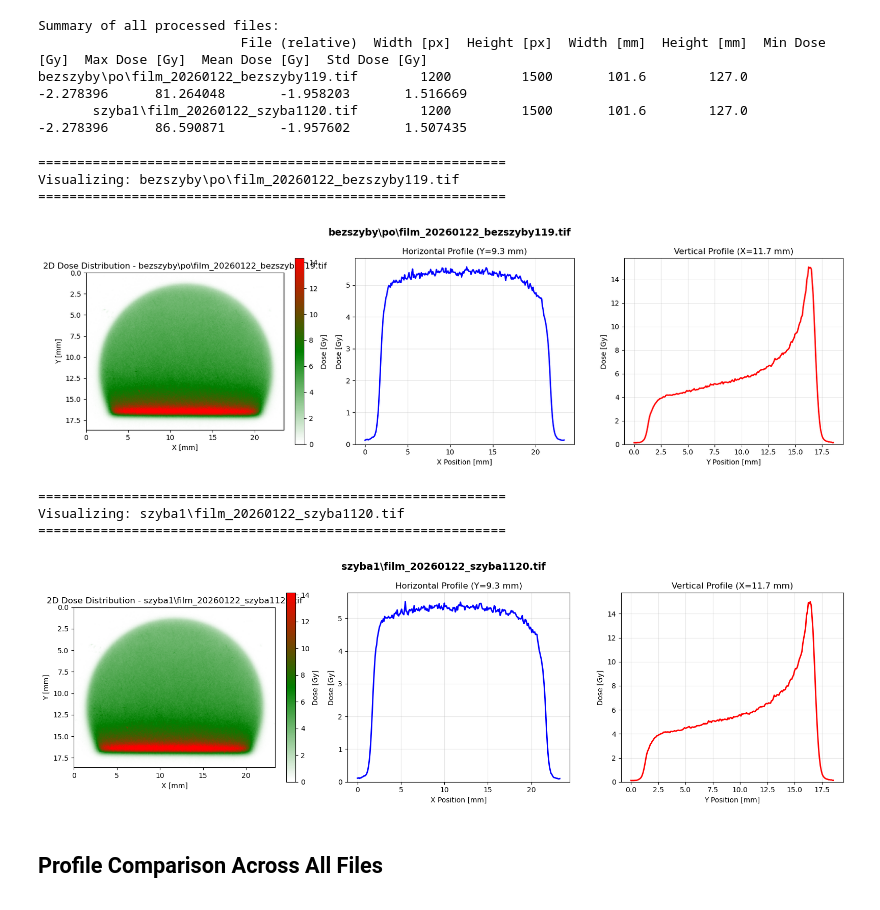
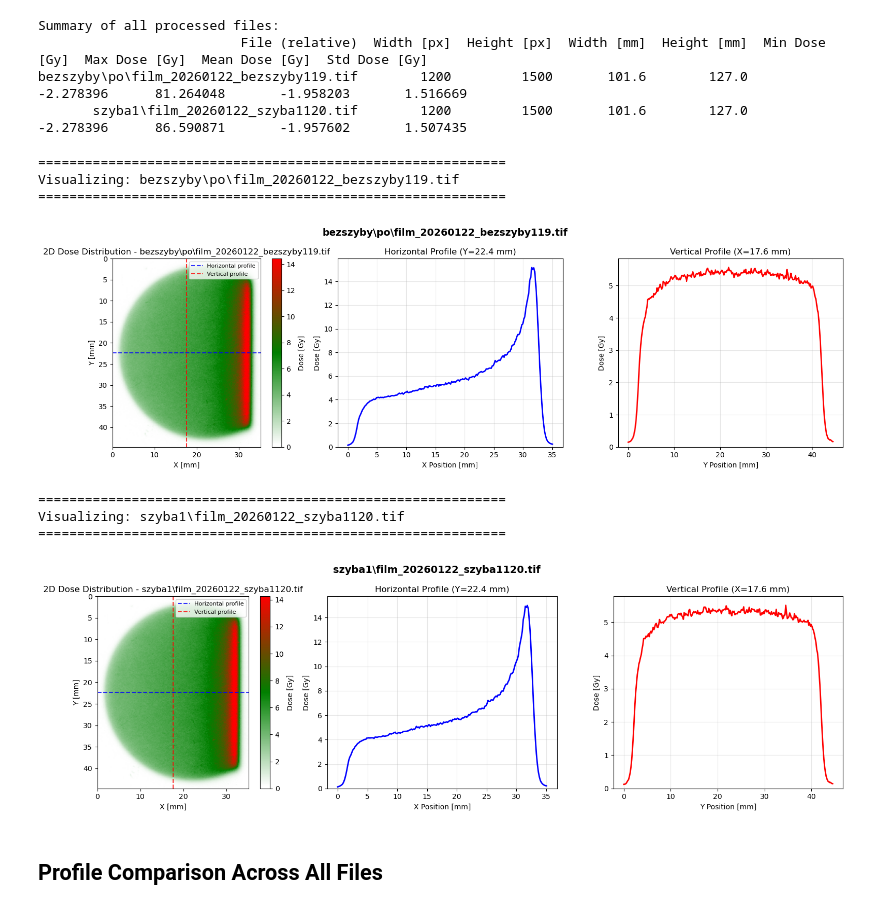
Before and after one commit to grzanka/osl_mb_foils, a Jupyter notebook: notebooks/pub_something_2026/ebt_foils/0.1_ebt_aic144_analysis.ipynb, the cells around one changed output. Cells and saved outputs as stored; diff of their text form; code cells hidden in the pictures.

```diff
--- a/notebooks/pub_something_2026/ebt_foils/0.1_ebt_aic144_analysis.ipynb
+++ b/notebooks/pub_something_2026/ebt_foils/0.1_ebt_aic144_analysis.ipynb
@@ -414,15 +448,30 @@ if file_name:
         px_to_mm=PX_TO_MM,
     )
     print(f'Cropped region: Y[{bbox[0]}:{bbox[1]}], X[{bbox[2]}:{bbox[3]}]')
-    print(f'Cropped size: {dose_cropped.shape}')
+    print(f'Cropped size before rotation: {dose_cropped.shape}')
+
+    # Rotate 90 degrees anti-clockwise
+    dose_cropped = np.rot90(dose_cropped, k=1)
+    print(f'Cropped size after rotation: {dose_cropped.shape}')
 
     vmax_crop = np.percentile(dose_cropped[dose_cropped > 0], 99) if (dose_cropped > 0).any() else dose_cropped.max()
+
+    # Plot cropped dose with profile lines
+    height, width = dose_cropped.shape
+    y_pos = height // 2
+    x_pos = width // 2
+    y_pos_mm = y_pos * PX_TO_MM
+    x_pos_mm = x_pos * PX_TO_MM
 
     fig, ax, im = plot_2d_dose(dose_cropped,
                                 title=f'Cropped Dose Distribution - {rel_path}',
                                 vmin=0,
                                 white_threshold_percent=CMAP_WHITE_THRESHOLD_PERCENT,
                                 figsize=(10, 8))
+    # Add profile position lines
+    ax.axhline(y=y_pos_mm, color='blue', linestyle='--', linewidth=1.5, alpha=0.8, label='Horizontal profile')
+    ax.axvline(x=x_pos_mm, color='red', linestyle='--', linewidth=1.5, alpha=0.8, label='Vertical profile')
+    ax.legend(loc='upper right', fontsize=8)
     plt.show()
 
     # 3. Plot profiles
@@ -431,7 +480,7 @@ if file_name:
                                         profile_width=10)
     plt.show()
 
-    # Store cropped data
+    # Store cropped data (rotated)
     processed_data[file_name]['dose_cropped'] = dose_cropped
     processed_data[file_name]['crop_bbox'] = bbox
 # %% [output]
@@ -490,6 +539,10 @@ for file_name in processed_data.keys():
         margin_mm=CROP_MARGIN_MM,
         px_to_mm=PX_TO_MM,
     )
+
+    # Rotate 90 degrees anti-clockwise
+    dose_cropped = np.rot90(dose_cropped, k=1)
+
     vmax_crop = np.percentile(dose_cropped[dose_cropped > 0], 99) if (dose_cropped > 0).any() else dose_cropped.max()
 
     # Create custom colormap
@@ -525,46 +578,55 @@ for file_name in processed_data.keys():
     ax1.set_title(f'2D Dose Distribution - {rel_path}')
     plt.colorbar(im, ax=ax1, label='Dose [Gy]', fraction=0.046)
 
+    # Calculate profile positions (in mm)
+    y_pos = height // 2
+    x_pos = width // 2
+    y_pos_mm = y_pos * PX_TO_MM
+    x_pos_mm = x_pos * PX_TO_MM
+
+    # Add profile position lines on 2D dose plot
+    ax1.axhline(y=y_pos_mm, color='blue', linestyle='--', linewidth=1.5, alpha=0.8, label='Horizontal profile')
+    ax1.axvline(x=x_pos_mm, color='red', linestyle='--', linewidth=1.5, alpha=0.8, label='Vertical profile')
+    ax1.legend(loc='upper right', fontsize=8)
+
     # Horizontal profile
     ax2 = plt.subplot(1, 3, 2)
-    y_pos = height // 2
     h_profile = dose_cropped[max(0, y_pos-5):min(height, y_pos+5), :].mean(axis=0)
     h_x_mm = np.arange(len(h_profile)) * PX_TO_MM
     ax2.plot(h_x_mm, h_profile, 'b-', linewidth=2)
     ax2.set_xlabel('X Position [mm]')
     ax2.set_ylabel('Dose [Gy]')
-    ax2.set_title(f'Horizontal Profile (Y={y_pos*PX_TO_MM:.1f} mm)')
+    ax2.set_title(f'Horizontal Profile (Y={y_pos_mm:.1f} mm)')
     ax2.grid(True, alpha=0.3)
     ax2.set_ylim(0, None)
 
     # Vertical profile
     ax3 = plt.subplot(1, 3, 3)
-    x_pos = width // 2
     v_profile = dose_cropped[:, max(0, x_pos-5):min(width, x_pos+5)].mean(axis=1)
     v_y_mm = np.arange(len(v_profile)) * PX_TO_MM
     ax3.plot(v_y_mm, v_profile, 'r-', linewidth=2)
     ax3.set_xlabel('Y Position [mm]')
     ax3.set_ylabel('Dose [Gy]')
-    ax3.set_title(f'Vertical Profile (X={x_pos*PX_TO_MM:.1f} mm)')
+    ax3.set_title(f'Vertical Profile (X={x_pos_mm:.1f} mm)')
     ax3.grid(True, alpha=0.3)
     ax3.set_ylim(0, None)
 
     fig.suptitle(rel_path, fontsize=14, fontweight='bold')
     plt.tight_layout()
     plt.show()
 
-    # Store cropped data
+    # Store cropped data (rotated)
     processed_data[file_name]['dose_cropped'] = dose_cropped
     processed_data[file_name]['crop_bbox'] = bbox
 # %% [output]
 ============================================================
 Visualizing: bezszyby\po\film_20260122_bezszyby119.tif
 ============================================================
-[figure, old version]
+[figure, new version]
 ============================================================
 Visualizing: szyba1\film_20260122_szyba1120.tif
 ============================================================
-[figure, old version]
+[figure, new version]
 # %% [markdown]
 ## Profile Comparison Across All Files
 # %%
```
Also changed, not shown: parts of 1 cell of this notebook.
